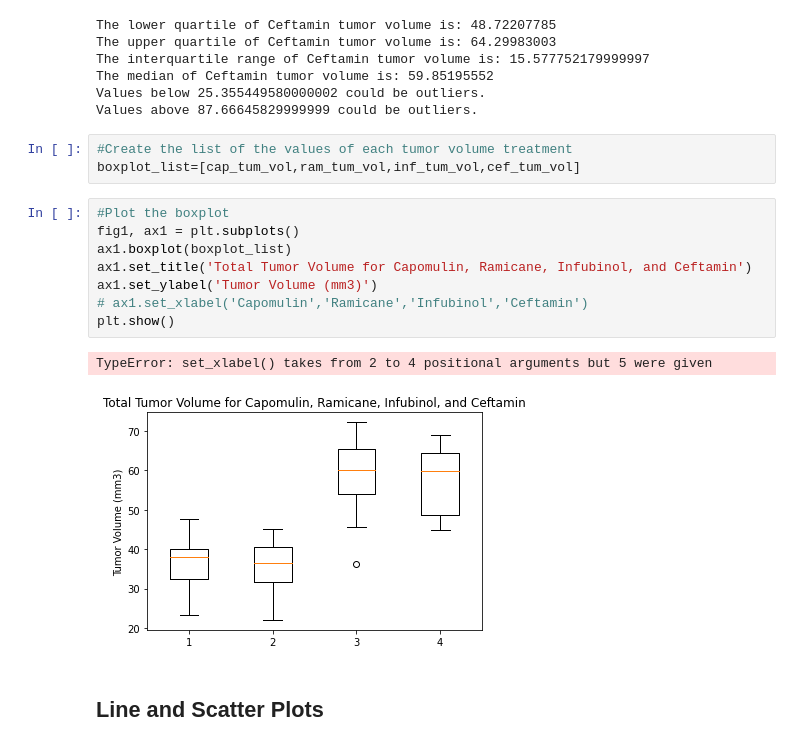
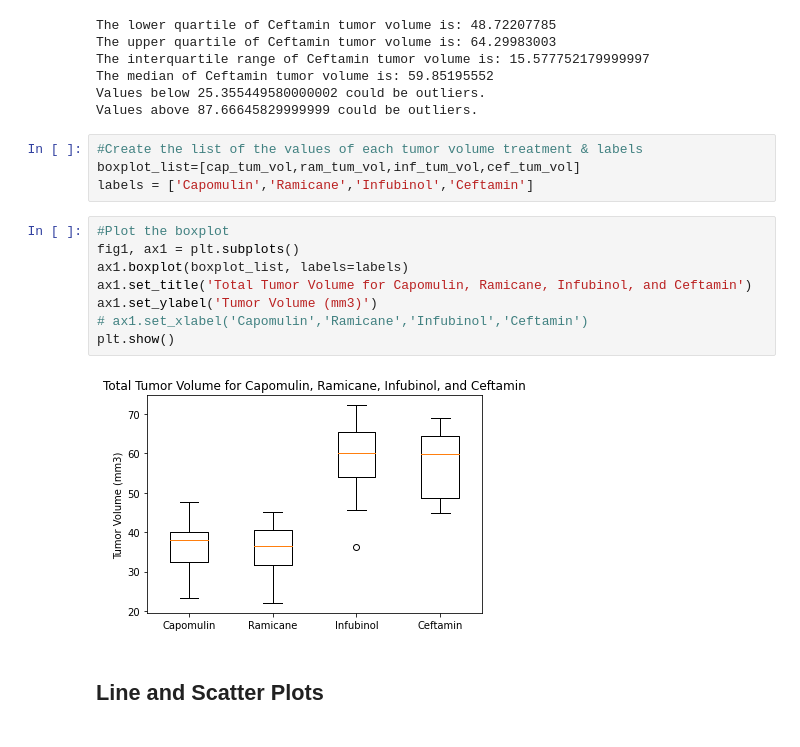
Before and after one commit to arcebri1/PharmaceuticalAnalysisPlotting, a Jupyter notebook: pymaceuticals_starter.ipynb, the cells around one changed output. Drawn from its saved outputs; the diff is of its cells as text.

```diff
--- a/pymaceuticals_starter.ipynb
+++ b/pymaceuticals_starter.ipynb
@@ -361,19 +322,19 @@ The median of Ceftamin tumor volume is: 59.85195552
 Values below 25.355449580000002 could be outliers.
 Values above 87.66645829999999 could be outliers.
 # %%
-#Create the list of the values of each tumor volume treatment
+#Create the list of the values of each tumor volume treatment & labels
 boxplot_list=[cap_tum_vol,ram_tum_vol,inf_tum_vol,cef_tum_vol]
+labels = ['Capomulin','Ramicane','Infubinol','Ceftamin']
 # %%
 #Plot the boxplot
 fig1, ax1 = plt.subplots()
-ax1.boxplot(boxplot_list)
+ax1.boxplot(boxplot_list, labels=labels)
 ax1.set_title('Total Tumor Volume for Capomulin, Ramicane, Infubinol, and Ceftamin')
 ax1.set_ylabel('Tumor Volume (mm3)')
 # ax1.set_xlabel('Capomulin','Ramicane','Infubinol','Ceftamin')
 plt.show()
 # %% [output]
-TypeError: set_xlabel() takes from 2 to 4 positional arguments but 5 were given
-[figure, old version]
+[figure, new version]
 # %% [markdown]
 ## Line and Scatter Plots
 # %%
```
Also changed, not shown: parts of 8 cells of this notebook.
